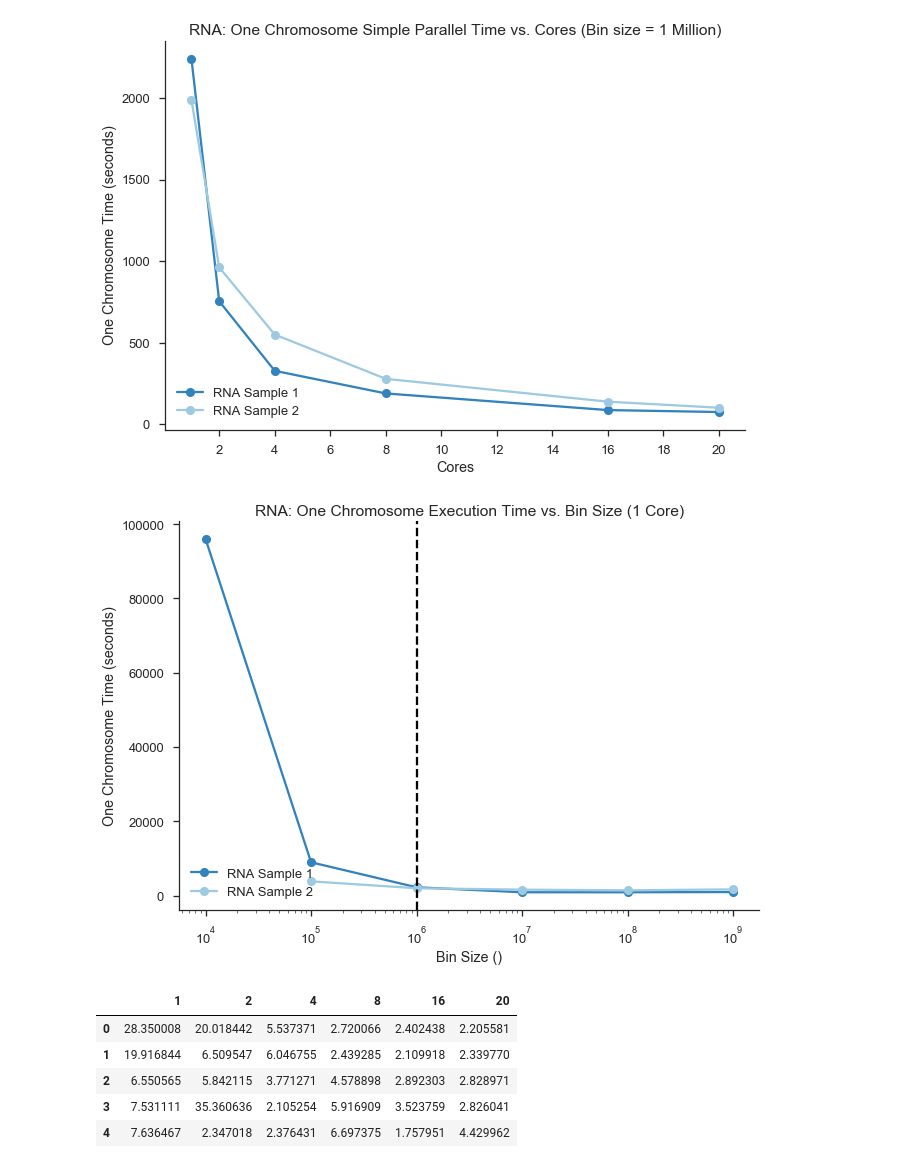
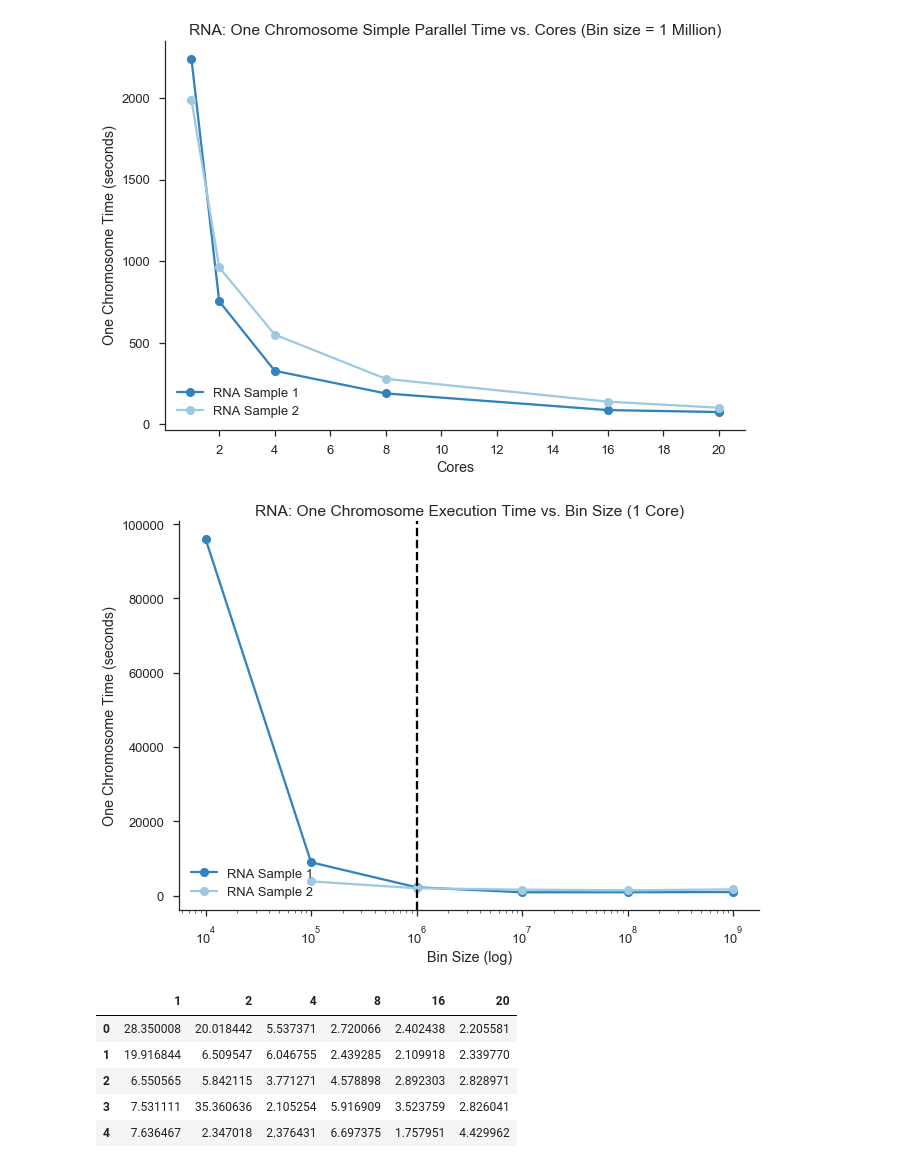
Before and after one commit to AndrewPaulLund/cs205project, a Jupyter notebook: basic_parallel_timing_plots_RNA.ipynb, the cells around one changed output. Drawn from its saved outputs; the diff is of its cells as text; code cells hidden in the pictures.

Commit message:
RNA plot updates

```diff
--- a/basic_parallel_timing_plots_RNA.ipynb
+++ b/basic_parallel_timing_plots_RNA.ipynb
@@ -757,17 +756,17 @@ sns.despine();
 # %%
 #plot time vs. bin size for 1 core execution
 plt.plot(bin_sizes, r1_totals_1c, '-o', c = '#3182bd', label='RNA Sample 1')
 plt.plot(r2_bin_sizes, r2_totals_1c, '-o', c = '#9ecae1', label = 'RNA Sample 2')
 # plt.xscale('log')
 plt.title('RNA: One Chromosome Execution Time vs. Bin Size (1 Core)')
-plt.xlabel('Bin Size ()')
+plt.xlabel('Bin Size (log)')
 plt.ylabel('One Chromosome Time (seconds)')
 plt.legend(loc = 'lower left')
 plt.xscale('log')
 plt.axvline(1000000, c = 'k', linestyle='dashed')
 sns.despine();
 # %% [output]
-[figure, old version]
+[figure, new version]
 # %%
 #side-by-side boxplots of bin time
 df1m = pd.DataFrame(
```
Also changed, not shown: parts of 1 cell of this notebook.
